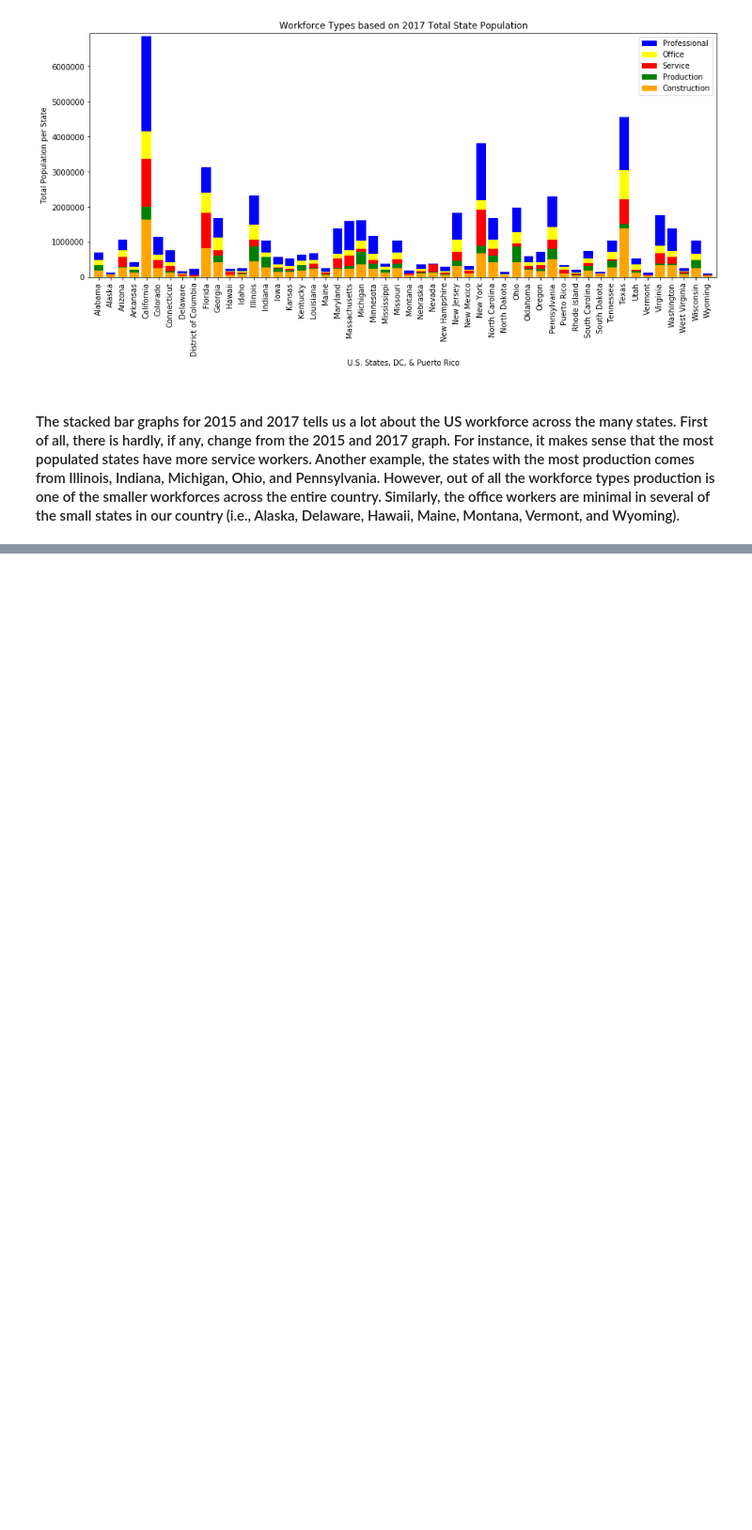
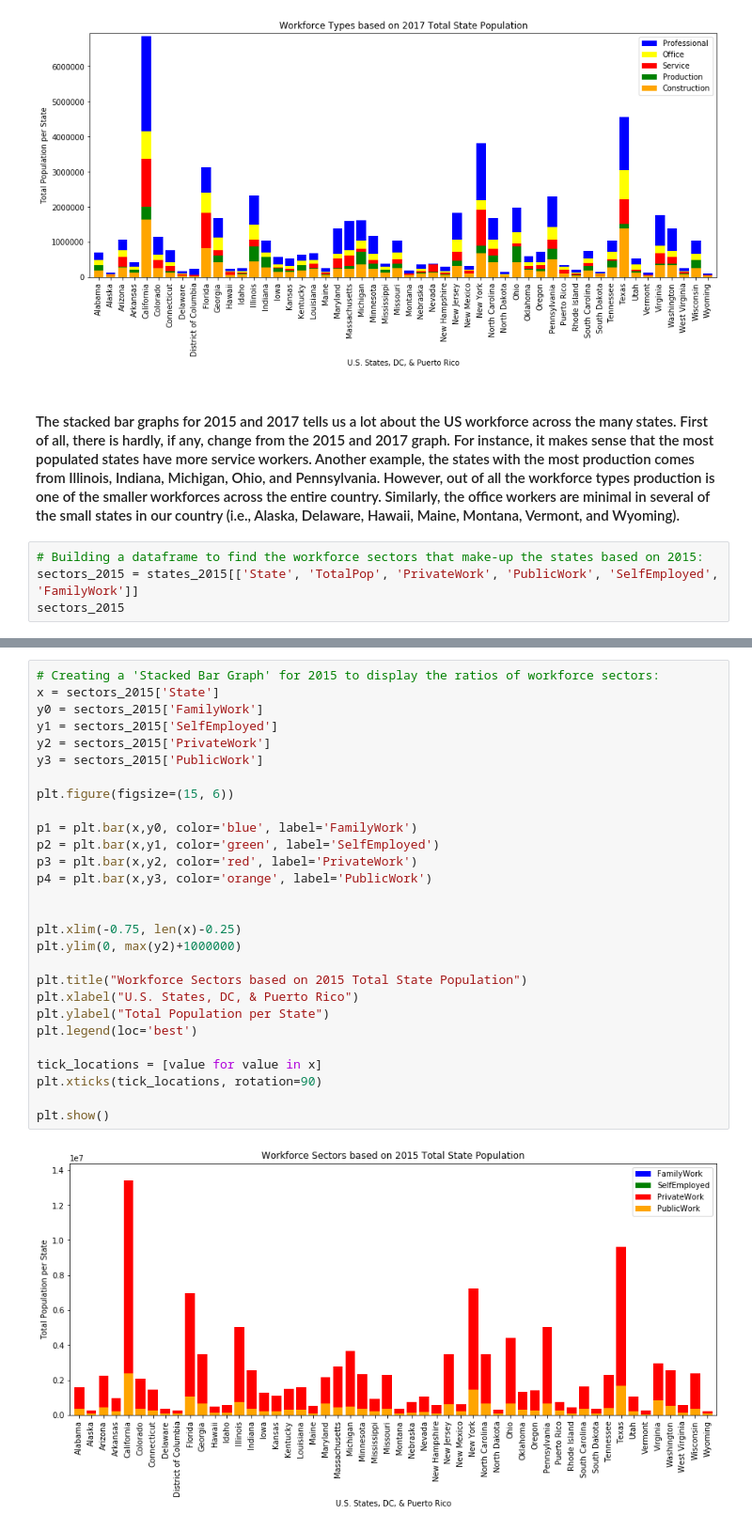
Before and after one commit to charlim26/censusproject, a Jupyter notebook: Minervas_Project/analysis_workforce_sectors.ipynb, the cells around one changed output, grey strips where cells are left out. Shown: that part at 94% size. Cells and saved outputs as stored; diff of their text form; blank space fills up the shorter version.

Commit message:
Updating workforce sectors.

```diff
--- a/Minervas_Project/analysis_workforce_sectors.ipynb
+++ b/Minervas_Project/analysis_workforce_sectors.ipynb
@@ -135,3 +136,7 @@ plt.show()
 [figure]
 # %% [markdown]
 #### The stacked bar graphs for 2015 and 2017 tells us a lot about the US workforce across the many states. First of all, there is hardly, if any, change from the 2015 and 2017 graph. For instance, it makes sense that the most populated states have more service workers. Another example, the states with the most production comes from Illinois, Indiana, Michigan, Ohio, and Pennsylvania. However, out of all the workforce types production is one of the smaller workforces across the entire country. Similarly, the office workers are minimal in several of the small states in our country (i.e., Alaska, Delaware, Hawaii, Maine, Montana, Vermont, and Wyoming).
+# %%
+# Building a dataframe to find the workforce sectors that make-up the states based on 2015:
+sectors_2015 = states_2015[['State', 'TotalPop', 'PrivateWork', 'PublicWork', 'SelfEmployed', 'FamilyWork']]
+sectors_2015
@@ -137,0 +161,30 @@ plt.show()
+# %%
+# Creating a 'Stacked Bar Graph' for 2015 to display the ratios of workforce sectors:
+x = sectors_2015['State']
+y0 = sectors_2015['FamilyWork']
+y1 = sectors_2015['SelfEmployed']
+y2 = sectors_2015['PrivateWork']
+y3 = sectors_2015['PublicWork']
+
+plt.figure(figsize=(15, 6))
+
+p1 = plt.bar(x,y0, color='blue', label='FamilyWork')
+p2 = plt.bar(x,y1, color='green', label='SelfEmployed')
+p3 = plt.bar(x,y2, color='red', label='PrivateWork')
+p4 = plt.bar(x,y3, color='orange', label='PublicWork')
+
+
+plt.xlim(-0.75, len(x)-0.25)
+plt.ylim(0, max(y2)+1000000)
+
+plt.title("Workforce Sectors based on 2015 Total State Population")
+plt.xlabel("U.S. States, DC, & Puerto Rico")
+plt.ylabel("Total Population per State")
+plt.legend(loc='best')
+
+tick_locations = [value for value in x]
+plt.xticks(tick_locations, rotation=90)
+
+plt.show()
+# %% [output]
+[figure, added]
```
Also changed, not shown: parts of 5 cells of this notebook.
